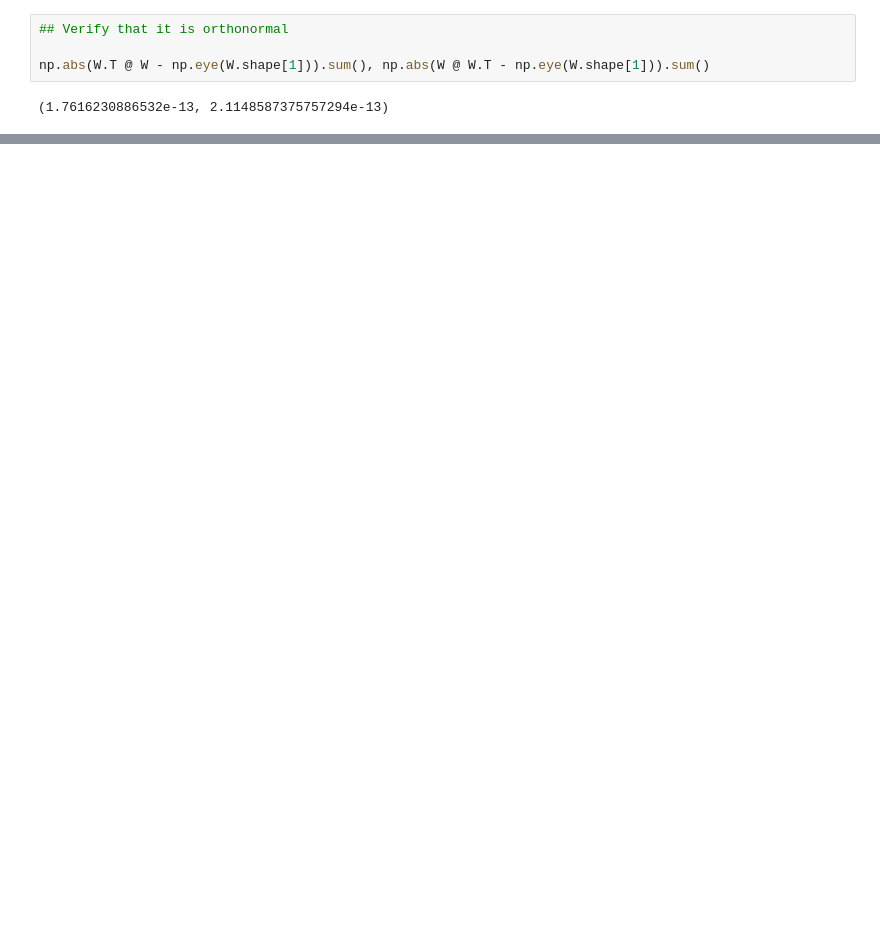
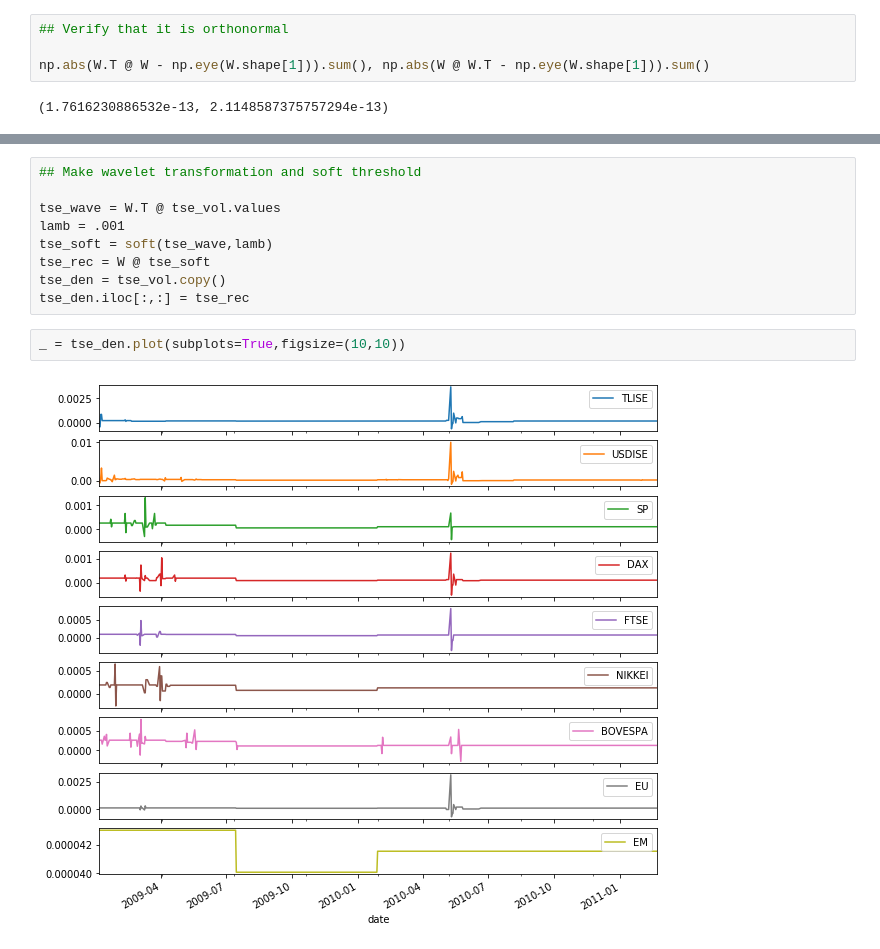
Before and after one commit to kvali7/Stat-ML-Playground, a Jupyter notebook: lecture4/lecture4.ipynb, the cells around one changed output, grey strips where cells are left out. Drawn from its saved outputs; the diff is of its cells as text; blank space fills up the shorter version.

```diff
--- a/lecture4/lecture4.ipynb
+++ b/lecture4/lecture4.ipynb
@@ -414,0 +494,13 @@ _ = tse_den.plot(subplots=True,figsize=(10,10))
+# %%
+## Make wavelet transformation and soft threshold
+
+tse_wave = W.T @ tse_vol.values
+lamb = .001
+tse_soft = soft(tse_wave,lamb)
+tse_rec = W @ tse_soft
+tse_den = tse_vol.copy()
+tse_den.iloc[:,:] = tse_rec
+# %%
+_ = tse_den.plot(subplots=True,figsize=(10,10))
+# %% [output]
+[figure, added]
```
Also changed, not shown: parts of 45 cells of this notebook, 12 other files.
